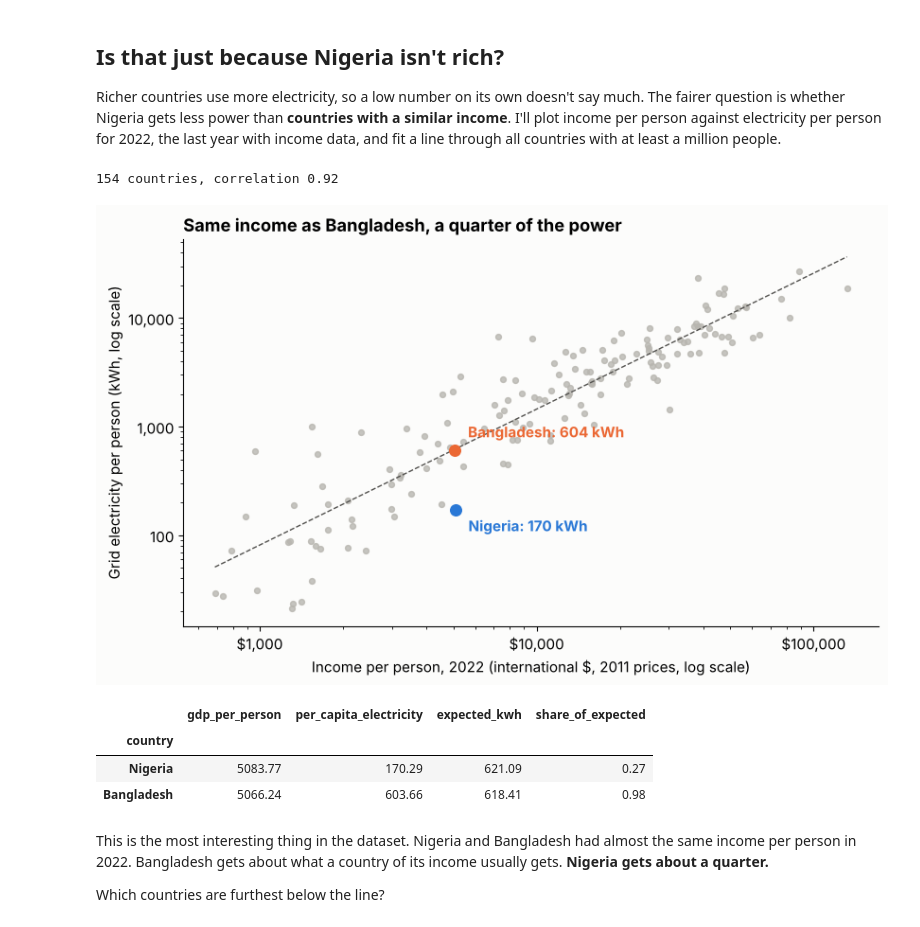
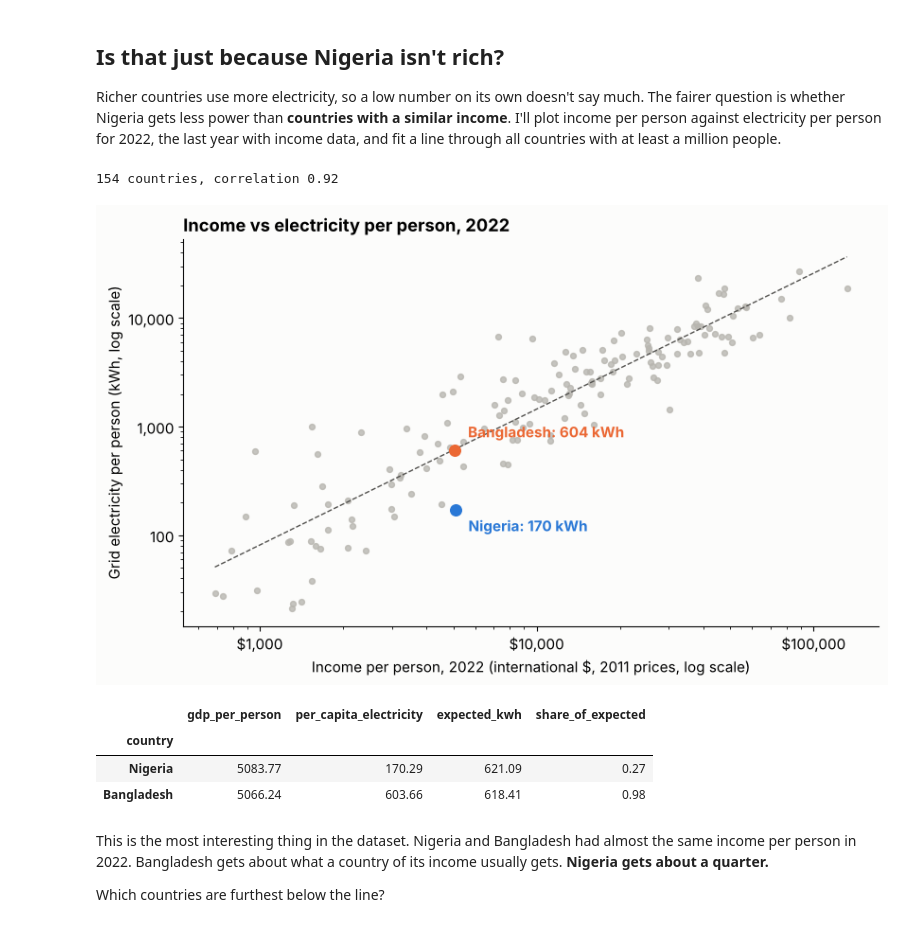
Before and after one commit to midexol/data-analyst-portfolio, a Jupyter notebook: 03-lights-out/notebooks/explore.ipynb, the cells around one changed output. Drawn from its saved outputs; the diff is of its cells as text; code cells hidden in the pictures.

Commit message:
charts: plain descriptive titles

```diff
--- a/03-lights-out/notebooks/explore.ipynb
+++ b/03-lights-out/notebooks/explore.ipynb
@@ -108,35 +108,35 @@ Richer countries use more electricity, so a low number on its own doesn't say mu
 y22 = countries[(countries.year == 2022) & countries.gdp.notna() & countries.per_capita_electricity.notna() & (countries.population >= 1e6)].copy()
 y22["gdp_per_person"] = y22.gdp / y22.population
 x, t = np.log10(y22.gdp_per_person), np.log10(y22.per_capita_electricity)
 slope, intercept = np.polyfit(x, t, 1)
 y22["expected_kwh"] = 10 ** (intercept + slope * x)
 y22["share_of_expected"] = y22.per_capita_electricity / y22.expected_kwh
 print(f"{len(y22)} countries, correlation {np.corrcoef(x, t)[0, 1]:.2f}")
 
 fig, ax = plt.subplots(figsize=(8.5, 5.2))
 ax.scatter(y22.gdp_per_person, y22.per_capita_electricity, s=18, color=MUTED, alpha=0.8)
 xs = np.logspace(x.min(), x.max(), 50)
 ax.plot(xs, 10 ** (intercept + slope * np.log10(xs)), color="#52514e", linewidth=1, linestyle="--")
 for name, colour, dy in [("Nigeria", NG, -16), ("Bangladesh", BD, 10)]:
     r = y22[y22.country == name].iloc[0]
     ax.scatter(r.gdp_per_person, r.per_capita_electricity, s=70, color=colour, zorder=3)
     ax.annotate(f"{name}: {r.per_capita_electricity:.0f} kWh", (r.gdp_per_person, r.per_capita_electricity),
                 xytext=(10, dy), textcoords="offset points", color=colour, fontweight="bold")
 ax.set_xscale("log"); ax.set_yscale("log")
 from matplotlib.ticker import FuncFormatter
 ax.xaxis.set_major_formatter(FuncFormatter(lambda v, _: f"${v:,.0f}"))
 ax.yaxis.set_major_formatter(FuncFormatter(lambda v, _: f"{v:,.0f}"))
 ax.set_xlabel("Income per person, 2022 (international $, 2011 prices, log scale)")
 ax.set_ylabel("Grid electricity per person (kWh, log scale)")
-ax.set_title("Same income as Bangladesh, a quarter of the power")
+ax.set_title("Income vs electricity per person, 2022")
 fig.tight_layout()
 fig.savefig("../charts/income_vs_power.png", dpi=160)
 plt.show()
 
 y22.set_index("country").loc[["Nigeria", "Bangladesh"], ["gdp_per_person", "per_capita_electricity", "expected_kwh", "share_of_expected"]].round(2)
 # %% [output]
 154 countries, correlation 0.92
-[figure, old version]
+[figure, new version]
 |  | gdp_per_person | per_capita_electricity | expected_kwh | share_of_expected |
 | country |  |  |  |  |
 | Nigeria | 5083.77 | 170.29 | 621.09 | 0.27 |
```
Also changed, not shown: parts of 1 cell of this notebook, 13 other files.
